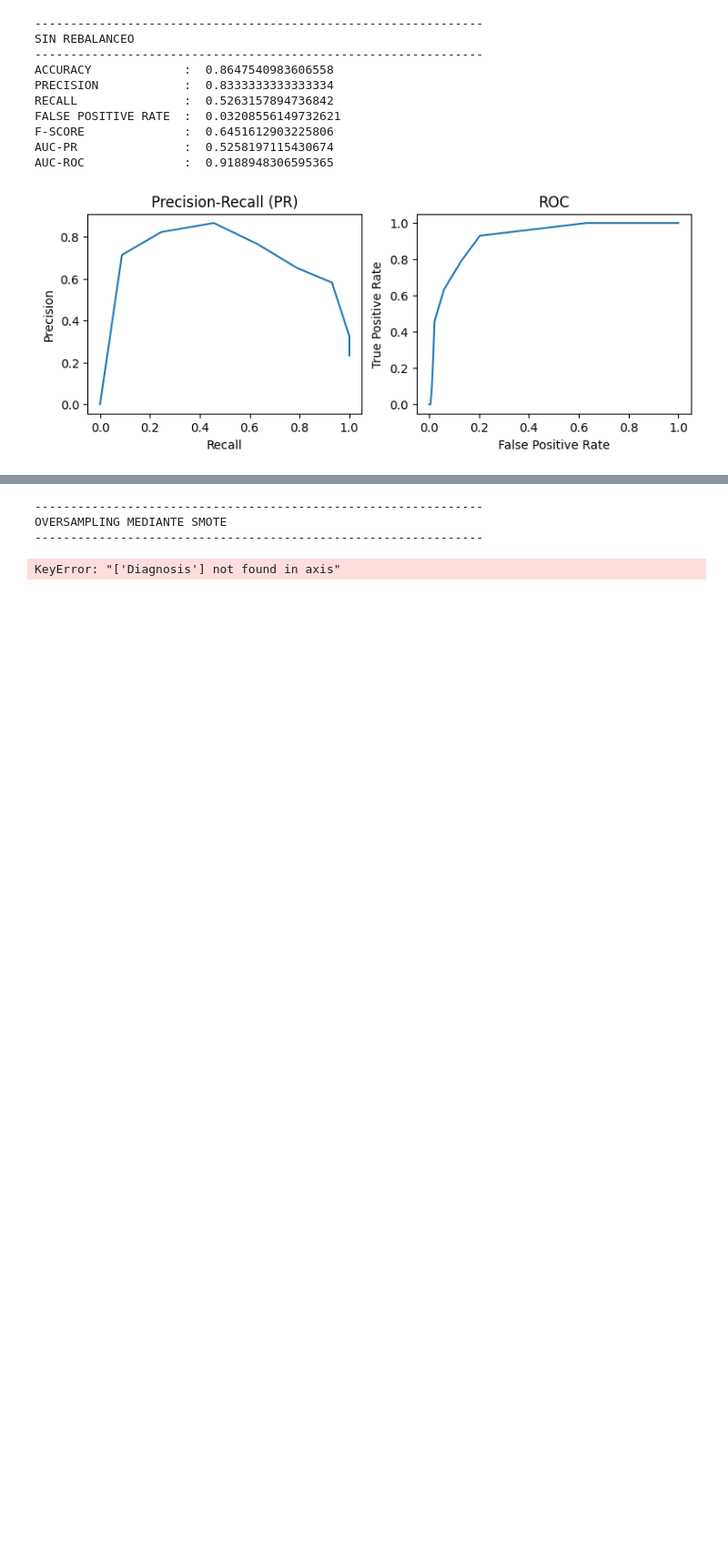
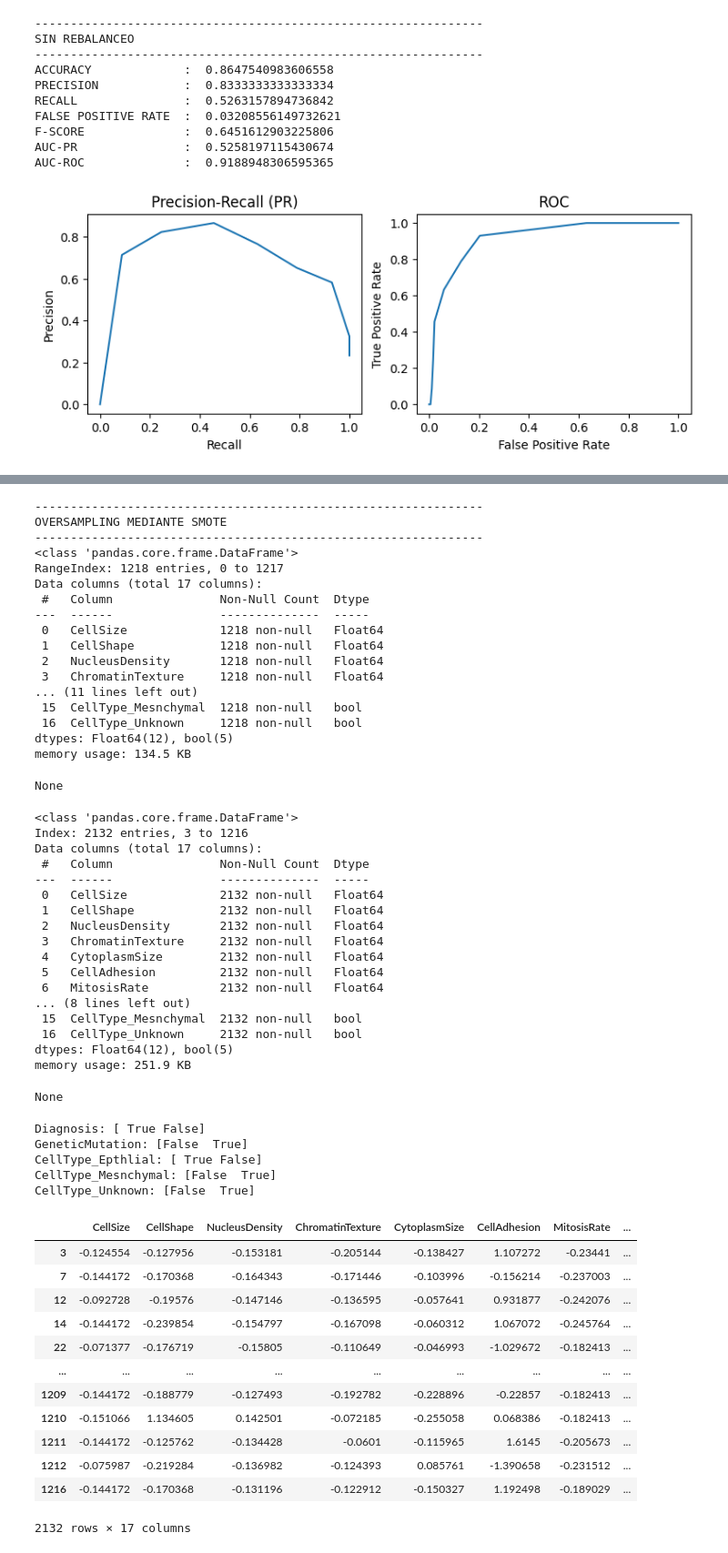
Before and after one commit to NazaGonella/TP02-machine-learning, a Jupyter notebook: Gonella_Nazareno_Notebook_TP2.ipynb, the cells around one changed output, grey strips where cells are left out. Shown at 91% size. Drawn from its saved outputs; the diff is of its cells as text; code cells hidden in the pictures; blank space fills up the shorter version.

Commit message:
SE TERMINO SMOTE YA ESTAAAAA

```diff
--- a/Gonella_Nazareno_Notebook_TP2.ipynb
+++ b/Gonella_Nazareno_Notebook_TP2.ipynb
@@ -400,12 +413,67 @@ AUC-ROC              :  0.8868701550387597
 # %%
 # OVERSAMPLING (SMOTE)
 print("---------------------------------------------------------------")
 print("OVERSAMPLING MEDIANTE SMOTE")
 print("---------------------------------------------------------------")
-cell_diagnosis_dev_oversampled_by_SMOTE : pd.DataFrame = prepro.oversample_by_SMOTE(cell_diagnosis_dev_imbalanced_processed_and_standardized, objective_class='Diagnosis')
+display(cell_diagnosis_dev_imbalanced_processed_and_standardized.info())
+cell_diagnosis_dev_oversampled_by_SMOTE : pd.DataFrame = prepro.oversample_by_SMOTE(cell_diagnosis_dev_imbalanced_processed_and_standardized, objective_class='Diagnosis', k=2)
+display(cell_diagnosis_dev_oversampled_by_SMOTE.info())
+for col in ['Diagnosis', 'GeneticMutation', 'CellType_Epthlial', 'CellType_Mesnchymal', 'CellType_Unknown']:
+    print(f"{col}: {cell_diagnosis_dev_oversampled_by_SMOTE[col].unique()}")
+# display(cell_diagnosis_dev_oversampled_by_SMOTE)
 evaluate_model_1_4(cell_diagnosis_dev_oversampled_by_SMOTE)
 # %% [output]
 ---------------------------------------------------------------
 OVERSAMPLING MEDIANTE SMOTE
 ---------------------------------------------------------------
+<class 'pandas.core.frame.DataFrame'>
+RangeIndex: 1218 entries, 0 to 1217
+Data columns (total 17 columns):
+ #   Column               Non-Null Count  Dtype
+---  ------               --------------  -----
+ 0   CellSize             1218 non-null   Float64
+ 1   CellShape            1218 non-null   Float64
+ 2   NucleusDensity       1218 non-null   Float64
+ 3   ChromatinTexture     1218 non-null   Float64
+... (11 lines left out)
+ 15  CellType_Mesnchymal  1218 non-null   bool
+ 16  CellType_Unknown     1218 non-null   bool
+dtypes: Float64(12), bool(5)
+memory usage: 134.5 KB
-KeyError: "['Diagnosis'] not found in axis"
+None
+<class 'pandas.core.frame.DataFrame'>
+Index: 2132 entries, 3 to 1216
+Data columns (total 17 columns):
+ #   Column               Non-Null Count  Dtype
+---  ------               --------------  -----
+ 0   CellSize             2132 non-null   Float64
+ 1   CellShape            2132 non-null   Float64
+ 2   NucleusDensity       2132 non-null   Float64
+ 3   ChromatinTexture     2132 non-null   Float64
+ 4   CytoplasmSize        2132 non-null   Float64
+ 5   CellAdhesion         2132 non-null   Float64
+ 6   MitosisRate          2132 non-null   Float64
+... (8 lines left out)
+ 15  CellType_Mesnchymal  2132 non-null   bool
+ 16  CellType_Unknown     2132 non-null   bool
+dtypes: Float64(12), bool(5)
+memory usage: 251.9 KB
+None
+Diagnosis: [ True False]
+GeneticMutation: [False  True]
+CellType_Epthlial: [ True False]
+CellType_Mesnchymal: [False  True]
+CellType_Unknown: [False  True]
+|  | CellSize | CellShape | NucleusDensity | ChromatinTexture | CytoplasmSize | CellAdhesion | MitosisRate | ... |
+| 3 | -0.124554 | -0.127956 | -0.153181 | -0.205144 | -0.138427 | 1.107272 | -0.23441 | ... |
+| 7 | -0.144172 | -0.170368 | -0.164343 | -0.171446 | -0.103996 | -0.156214 | -0.237003 | ... |
+| 12 | -0.092728 | -0.19576 | -0.147146 | -0.136595 | -0.057641 | 0.931877 | -0.242076 | ... |
+| 14 | -0.144172 | -0.239854 | -0.154797 | -0.167098 | -0.060312 | 1.067072 | -0.245764 | ... |
+| 22 | -0.071377 | -0.176719 | -0.15805 | -0.110649 | -0.046993 | -1.029672 | -0.182413 | ... |
+| ... | ... | ... | ... | ... | ... | ... | ... | ... |
+| 1209 | -0.144172 | -0.188779 | -0.127493 | -0.192782 | -0.228896 | -0.22857 | -0.182413 | ... |
+| 1210 | -0.151066 | 1.134605 | 0.142501 | -0.072185 | -0.255058 | 0.068386 | -0.182413 | ... |
+| 1211 | -0.144172 | -0.125762 | -0.134428 | -0.0601 | -0.115965 | 1.6145 | -0.205673 | ... |
+| 1212 | -0.075987 | -0.219284 | -0.136982 | -0.124393 | 0.085761 | -1.390658 | -0.231512 | ... |
+| 1216 | -0.144172 | -0.170368 | -0.131196 | -0.122912 | -0.150327 | 1.192498 | -0.189029 | ... |
+2132 rows × 17 columns
```
Also changed, not shown: parts of 5 cells of this notebook, 1 other file.
